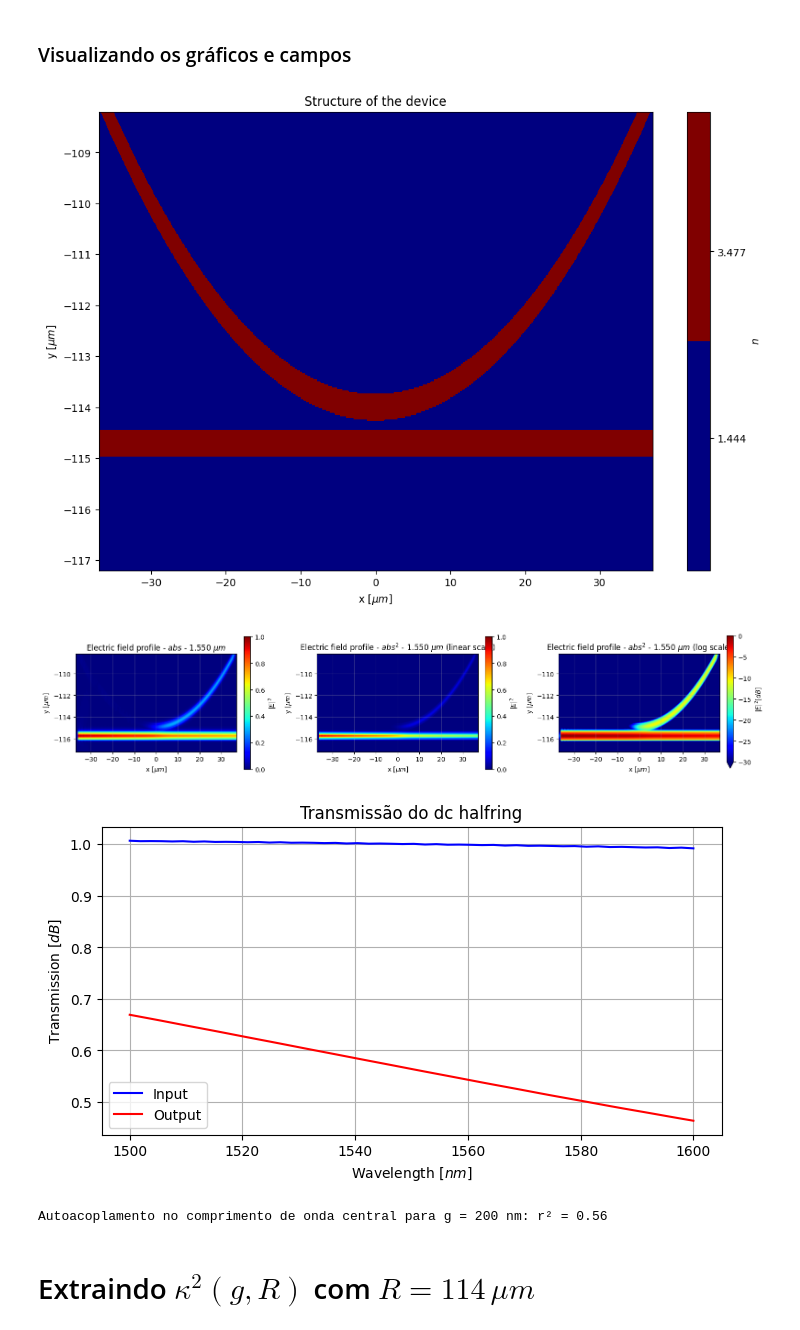
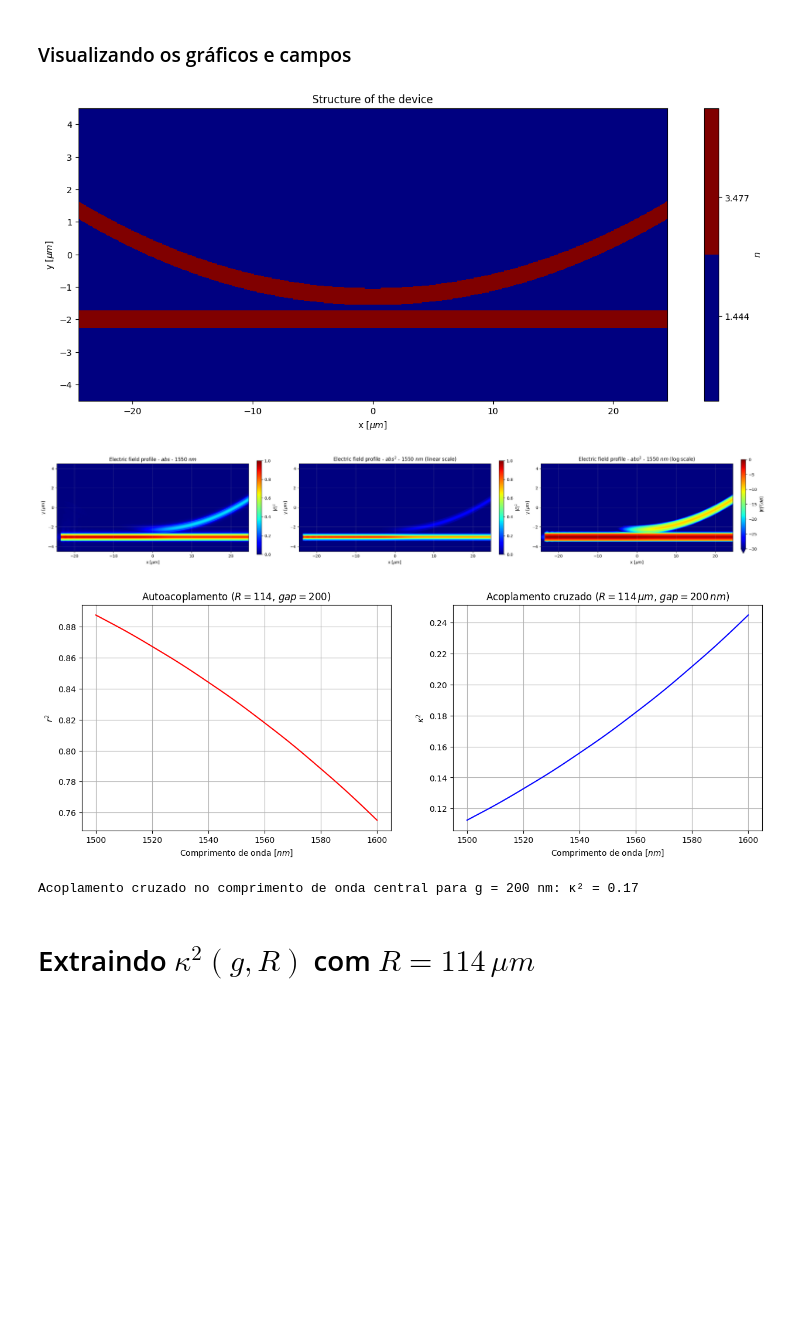
Before and after one commit to LucasGabrielMelo/PICs, a Jupyter notebook: Dispositivos fotônicos/Filtros de Vernier/Atividades - aula 02 - questão 3.ipynb, the cells around one changed output. Drawn from its saved outputs; the diff is of its cells as text; code cells hidden in the pictures; blank space fills up the shorter version.

```diff
--- a/Dispositivos fotônicos/Filtros de Vernier/Atividades - aula 02 - questão 3.ipynb
+++ b/Dispositivos fotônicos/Filtros de Vernier/Atividades - aula 02 - questão 3.ipynb
@@ -195,21 +198,21 @@ index_x = np.squeeze(fdtdApi.getdata('index', 'index_x').real)
 x_device = np.squeeze(fdtdApi.getdata('index', 'x'))/um
 y_device = np.squeeze(fdtdApi.getdata('index', 'y'))/um
 # %%
-X, Y = np.meshgrid(x_device, y_device)
+X, Y = np.meshgrid(x_device, y_device - (np.min(y_device)+np.max(y_device))/2)
 X, Y = np.transpose(X), np.transpose(Y)
 v = np.linspace(np.min(index_x), np.max(index_x), 2)
 
-fig0 = plt.figure(figsize=(12,8))
+fig0 = plt.figure(figsize=(15,6))
 im0 = plt.contourf(X, Y, index_x, 0, cmap = plt.get_cmap('jet'), vmin = v[0], vmax = v[-1], origin = 'lower')
 colorbar = plt.colorbar(im0, label = r'$n$')
 colorbar.set_ticks(v)
 plt.xlabel(r'x [$\mu m$]')
 plt.ylabel(r'y [$\mu m$]')
 plt.title('Structure of the device')
 
 plt.show()
 # %% [output]
-[figure, old version]
+[figure, new version]
 # %%
 eField_x = np.squeeze(fdtdApi.getdata('profile_xy', 'Ex'))
 eField_y = np.squeeze(fdtdApi.getdata('profile_xy', 'Ey'))
@@ -226,63 +230,74 @@ xmax = np.max(x_efield) / um
 ymin = np.min(y_efield) / um
 ymax = np.max(y_efield) / um
 # %%
-fig1, ax1 = plt.subplots(1,3,figsize=(16,4))
+fig1, ax1 = plt.subplots(1,3,figsize=(25,5))
 
-im1 = ax1[0].imshow(np.rot90(eField_abs_Signal[:,:,indxLambda]), extent=[xmin, xmax, ymin, ymax], vmin = 0, vmax = 1, cmap = 'jet', aspect = 5)
+im1 = ax1[0].imshow(np.rot90(eField_abs_Signal[:,:,indxLambda]), extent=[xmin, xmax, ymin, ymax], vmin = 0, vmax = 1, cmap = 'jet', aspect = 2.5)
 #ticks_linear = np.linspace(0, 1, 11)
 
-colorbar = plt.colorbar(im1,fraction = 0.038, pad =0.04, label = r'$|E|^2$')
+colorbar = plt.colorbar(im1,fraction = 0.023, pad =0.04, label = r'$|E|^2$')
 
 ax1[0].set_xlabel(r'x [$\mu m$]')
 ax1[0].set_ylabel(r'y [$\mu m$]')
-ax1[0].set_title(r'Electric field profile - $abs$ - %4.3f $\mu m$' % (central_wavelength[indxLambda,0]/ um))
+ax1[0].set_title(r'Electric field profile - $abs$ - %d $nm$' % (wavelength[indxLambda,0]/nm))
 ax1[0].grid(which='major', alpha = 0.25)
 
-im2 = ax1[1].imshow(np.rot90(eField_abs2_Signal[:,:,indxLambda]), extent=[xmin, xmax, ymin, ymax], vmin = 0, vmax = 1, cmap = 'jet', aspect = 5)
+im2 = ax1[1].imshow(np.rot90(eField_abs2_Signal[:,:,indxLambda]), extent=[xmin, xmax, ymin, ymax], vmin = 0, vmax = 1, cmap = 'jet', aspect = 2.5)
 ticks_linear = np.linspace(0, 1, 11)
 
-colorbar = plt.colorbar(im2,fraction = 0.038, pad =0.04, label = r'$|E|^2$')
+colorbar = plt.colorbar(im2,fraction = 0.023, pad =0.04, label = r'$|E|^2$')
 
 ax1[1].set_xlabel(r'x [$\mu m$]')
 ax1[1].set_ylabel(r'y [$\mu m$]')
-ax1[1].set_title(r'Electric field profile - $abs^{2}$ - %4.3f $\mu m$ (linear scale)' % (central_wavelength[indxLambda,0]/ um))
+ax1[1].set_title(r'Electric field profile - $abs^{2}$ - %d $nm$ (linear scale)' % (wavelength[indxLambda,0]/nm))
 ax1[1].grid(which='major', alpha = 0.25)
 
-im3 = ax1[2].imshow(np.rot90(10*np.log10(eField_abs2_Signal[:,:,indxLambda])), extent = [xmin, xmax, ymin, ymax], vmin = -30, vmax = 0, cmap = 'jet', aspect = 5)
+im3 = ax1[2].imshow(np.rot90(10*np.log10(eField_abs2_Signal[:,:,indxLambda])), extent = [xmin, xmax, ymin, ymax], vmin = -30, vmax = 0, cmap = 'jet', aspect = 2.5)
 
-colorbar = plt.colorbar(im3, fraction = 0.038, pad = 0.04, label = r'$|E|^2 [dB]$', extend = 'min')
+colorbar = plt.colorbar(im3, fraction = 0.023, pad = 0.04, label = r'$|E|^2 [dB]$', extend = 'min')
 
 ax1[2].set_xlabel(r'x [$\mu m$]')
 ax1[2].set_ylabel(r'y [$\mu m$]')
-ax1[2].set_title(r'Electric field profile - $abs^{2}$ - %4.3f $\mu m$ (log scale)' % (central_wavelength[indxLambda,0]/ um))
+ax1[2].set_title(r'Electric field profile - $abs^{2}$ - %d $nm$ (log scale)' % (wavelength[indxLambda,0]/nm))
 ax1[2].grid(which='major', alpha = 0.25)
 
 plt.tight_layout()
 plt.show()
 # %% [output]
-[figure, old version]
+[figure, new version]
 # %%
 P_input = np.abs(fdtdApi.getresult('FDTD::ports::porta 1', 'T')['T'])
 P_out = np.abs(fdtdApi.getresult('FDTD::ports::porta 2', 'T')['T'])
 
-plt.plot(central_wavelength/nm, P_input, color = 'blue', label = 'Input')
-plt.plot(central_wavelength/nm, P_out, color = 'red', label = 'Output')
-plt.xlabel(r'Wavelength [$nm$]')
-plt.ylabel(r'Transmission [$dB$]')
-plt.legend(loc = 'best')
-plt.grid(True)
-plt.title('Transmissão do dc halfring')
+r2 = P_out/P_input
+k2 = 1 - r2
+
+fig, ax = plt.subplots(1,2, figsize=(15,5))
+
+ax[0].plot(wavelength/nm, r2, color = 'red')
+ax[0].set_xlabel(r'Comprimento de onda [$nm$]')
+ax[0].set_ylabel(r'$r^2$')
+ax[0].grid(True)
+ax[0].set_title(r'Autoacoplamento ($R=%d$, $gap=%d$)' %(R/um, gap/nm))
+
+ax[1].plot(wavelength/nm, k2, color = 'blue')
+ax[1].set_xlabel(r'Comprimento de onda [$nm$]')
+ax[1].set_ylabel(r'$\kappa^2$')
+ax[1].grid(True)
+ax[1].set_title(r'Acoplamento cruzado ($R=%d\,\mu m$, $gap=%d\,nm$)' %(R/um, gap/nm))
+
 plt.show()
 # %% [output]
-[figure, old version]
+[figure, new version]
 # %%
 P_input_center = P_input[indxLambda]
 P_out_center = P_out[indxLambda]
 r2 = P_out_center/P_input_center
+k2 = 1-r2
 
-print('Autoacoplamento no comprimento de onda central para g = 200 nm: r² = %.2f' %r2)
+print('Acoplamento cruzado no comprimento de onda central para g = %d nm: \u03ba² = %.2f' %(gap/nm,k2))
 # %% [output]
-Autoacoplamento no comprimento de onda central para g = 200 nm: r² = 0.56
+Acoplamento cruzado no comprimento de onda central para g = 200 nm: κ² = 0.17
 # %% [markdown]
 # Extraindo $\kappa^2(g,R)$ com $R=114\,\mu m$ #
 # %%
```
Also changed, not shown: parts of 9 cells of this notebook, 1 other file.
